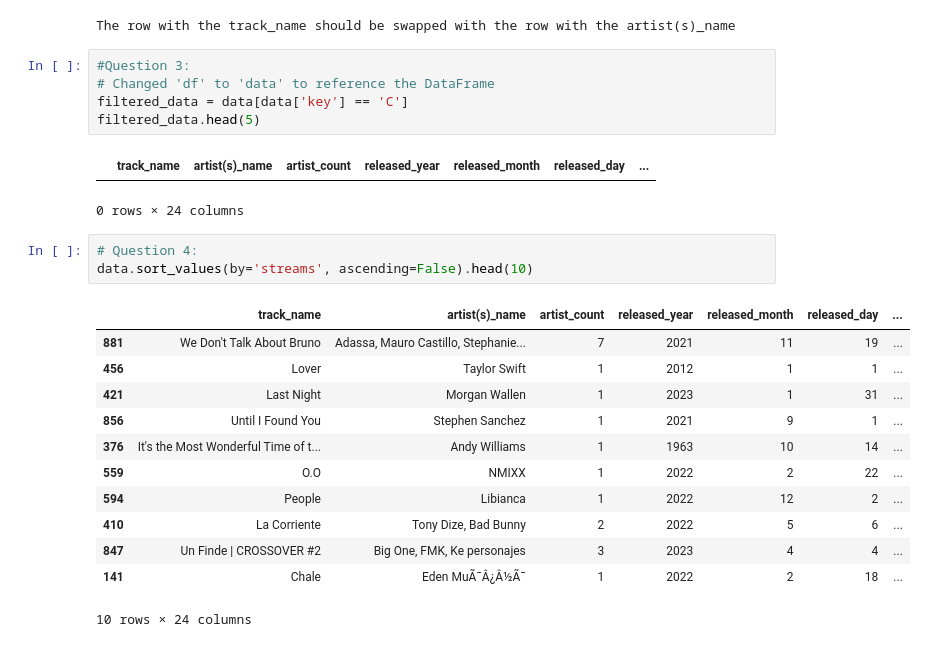
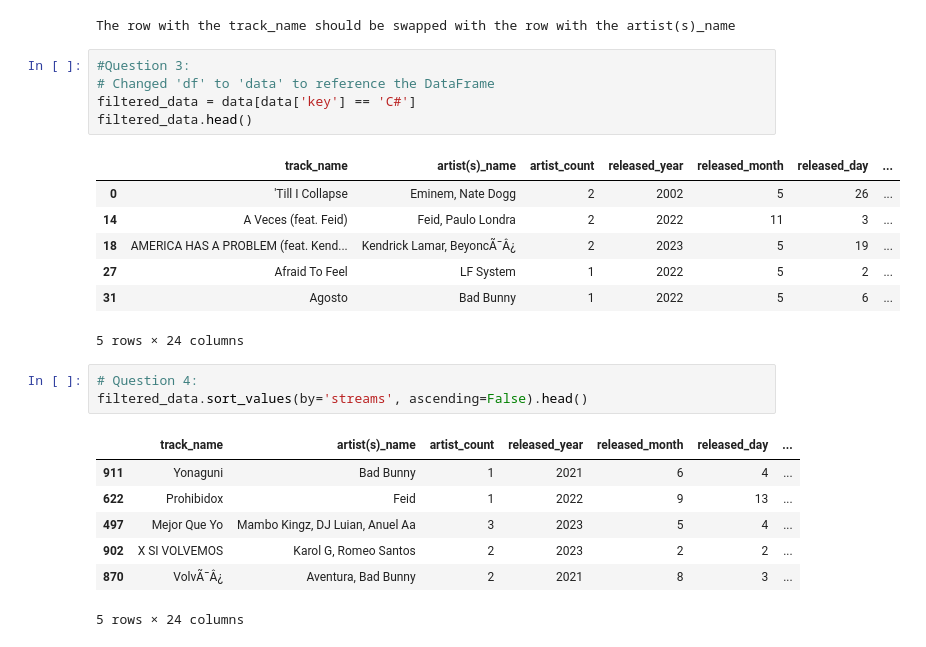
Before and after one commit to yuhengding1206/QM2-2024, a Jupyter notebook: notebooks/W01. Python Recap.ipynb, the cells around one changed output. Drawn from its saved outputs; the diff is of its cells as text.

```diff
--- a/notebooks/W01. Python Recap.ipynb
+++ b/notebooks/W01. Python Recap.ipynb
@@ -264,24 +263,24 @@ The row with the track_name should be swapped with the row with the artist(s)_na
 # %%
 #Question 3:
 # Changed 'df' to 'data' to reference the DataFrame
-filtered_data = data[data['key'] == 'C']
-filtered_data.head(5)
+filtered_data = data[data['key'] == 'C#']
+filtered_data.head()
 # %% [output]
 |  | track_name | artist(s)_name | artist_count | released_year | released_month | released_day | ... |
+| 0 | 'Till I Collapse | Eminem, Nate Dogg | 2 | 2002 | 5 | 26 | ... |
+| 14 | A Veces (feat. Feid) | Feid, Paulo Londra | 2 | 2022 | 11 | 3 | ... |
+| 18 | AMERICA HAS A PROBLEM (feat. Kend... | Kendrick Lamar, BeyoncÃ¯Â¿ | 2 | 2023 | 5 | 19 | ... |
+| 27 | Afraid To Feel | LF System | 1 | 2022 | 5 | 2 | ... |
+| 31 | Agosto | Bad Bunny | 1 | 2022 | 5 | 6 | ... |
-0 rows × 24 columns
+5 rows × 24 columns
 # %%
 # Question 4:
-data.sort_values(by='streams', ascending=False).head(10)
+filtered_data.sort_values(by='streams', ascending=False).head()
 # %% [output]
 |  | track_name | artist(s)_name | artist_count | released_year | released_month | released_day | ... |
-| 881 | We Don't Talk About Bruno | Adassa, Mauro Castillo, Stephanie... | 7 | 2021 | 11 | 19 | ... |
-| 456 | Lover | Taylor Swift | 1 | 2012 | 1 | 1 | ... |
-| 421 | Last Night | Morgan Wallen | 1 | 2023 | 1 | 31 | ... |
-| 856 | Until I Found You | Stephen Sanchez | 1 | 2021 | 9 | 1 | ... |
-| 376 | It's the Most Wonderful Time of t... | Andy Williams | 1 | 1963 | 10 | 14 | ... |
-| 559 | O.O | NMIXX | 1 | 2022 | 2 | 22 | ... |
-| 594 | People | Libianca | 1 | 2022 | 12 | 2 | ... |
-| 410 | La Corriente | Tony Dize, Bad Bunny | 2 | 2022 | 5 | 6 | ... |
-| 847 | Un Finde | CROSSOVER #2 | Big One, FMK, Ke personajes | 3 | 2023 | 4 | 4 | ... |
-| 141 | Chale | Eden MuÃ¯Â¿Â½Ã¯ | 1 | 2022 | 2 | 18 | ... |
+| 911 | Yonaguni | Bad Bunny | 1 | 2021 | 6 | 4 | ... |
+| 622 | Prohibidox | Feid | 1 | 2022 | 9 | 13 | ... |
+| 497 | Mejor Que Yo | Mambo Kingz, DJ Luian, Anuel Aa | 3 | 2023 | 5 | 4 | ... |
+| 902 | X SI VOLVEMOS | Karol G, Romeo Santos | 2 | 2023 | 2 | 2 | ... |
+| 870 | VolvÃ¯Â¿ | Aventura, Bad Bunny | 2 | 2021 | 8 | 3 | ... |
-10 rows × 24 columns
+5 rows × 24 columns
```
Also changed, not shown: parts of 3 cells of this notebook.
